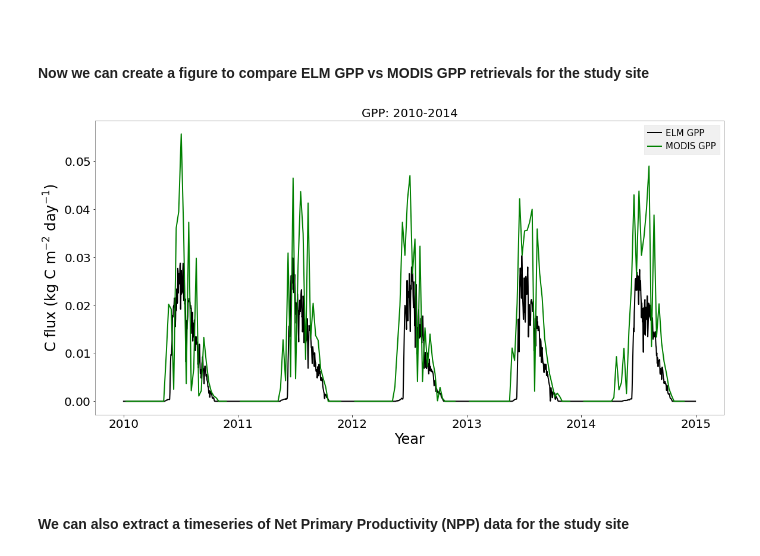
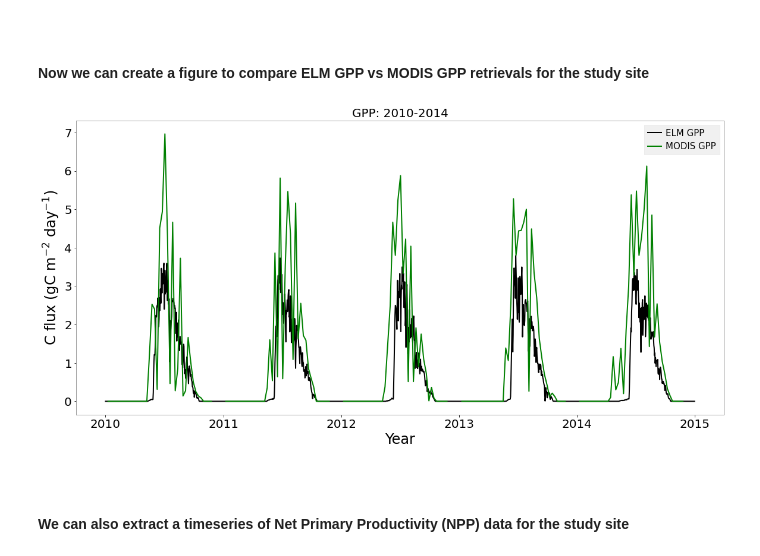
Before and after one commit to FASSt-simulation/fasst_simulation_tools, a Jupyter notebook: notebooks/ngeearctic/plot_ELM_vs_GEE_data.ipynb, the cells around one changed output. Drawn from its saved outputs; the diff is of its cells as text; code cells hidden in the pictures.

Commit message:
Finalize notebooks/ngeearctic/plot_ELM_vs_GEE_data.ipynb. Update dockerfiles with final notebook names

```diff
--- a/notebooks/ngeearctic/plot_ELM_vs_GEE_data.ipynb
+++ b/notebooks/ngeearctic/plot_ELM_vs_GEE_data.ipynb
@@ -396,24 +394,25 @@ modis_gpp = extract_time_series(latitude,longitude,start_date,end_date,product,b
 # %%
 timerange=slice('2010-01-01','2014-12-31')
 
 fig = plt.figure(figsize=(16, 8))
 ax = fig.add_subplot(1, 1, 1)
 # need to convert ELM from gC/m^2/s to kgC/m2/8days
-tempdata = (elm_output['GPP']*0.001)*86400*8
-tempdata.sel(time=timerange).plot(ax=ax, linestyle='-',linewidth=2,color='black',label='ELM GPP')
-modis_gpp['Gpp'].plot(ax=ax,linestyle='-',linewidth=2,color='green',label='MODIS GPP')
+tempgppdata = (elm_output['GPP'])*86400
+tempgppdata.sel(time=timerange).plot(ax=ax, linestyle='-',linewidth=2,color='black',label='ELM GPP')
+temp_modis_gpp = np.divide(modis_gpp['Gpp']*1000, 8)
+temp_modis_gpp.plot(ax=ax,linestyle='-',linewidth=2,color='green',label='MODIS GPP')
 ax.legend(fontsize=15)
 plt.xticks(fontsize=20, rotation=0, horizontalalignment='center')
 plt.yticks(fontsize=20, rotation=0)
 ax.set_title('GPP: 2010-2014', size=20)
 ax.set_xlabel('Year', size=24)
-ax.set_ylabel('C flux (kg C m$^{-2}$ day$^{-1}$)', size=24)
+ax.set_ylabel('C flux (gC m$^{-2}$ day$^{-1}$)', size=24)
 if savefigs:
     plt.savefig(os.path.join(figdir,'ELM_vs_MODIS_GPP.pdf'))
     plt.savefig(os.path.join(figdir,'ELM_vs_MODIS_GPP.png'))
 plt.show()
 # %% [output]
-[figure, old version]
+[figure, new version]
 # %% [markdown]
 <br>
 
```
Also changed, not shown: parts of 48 cells of this notebook, 2 other files.
